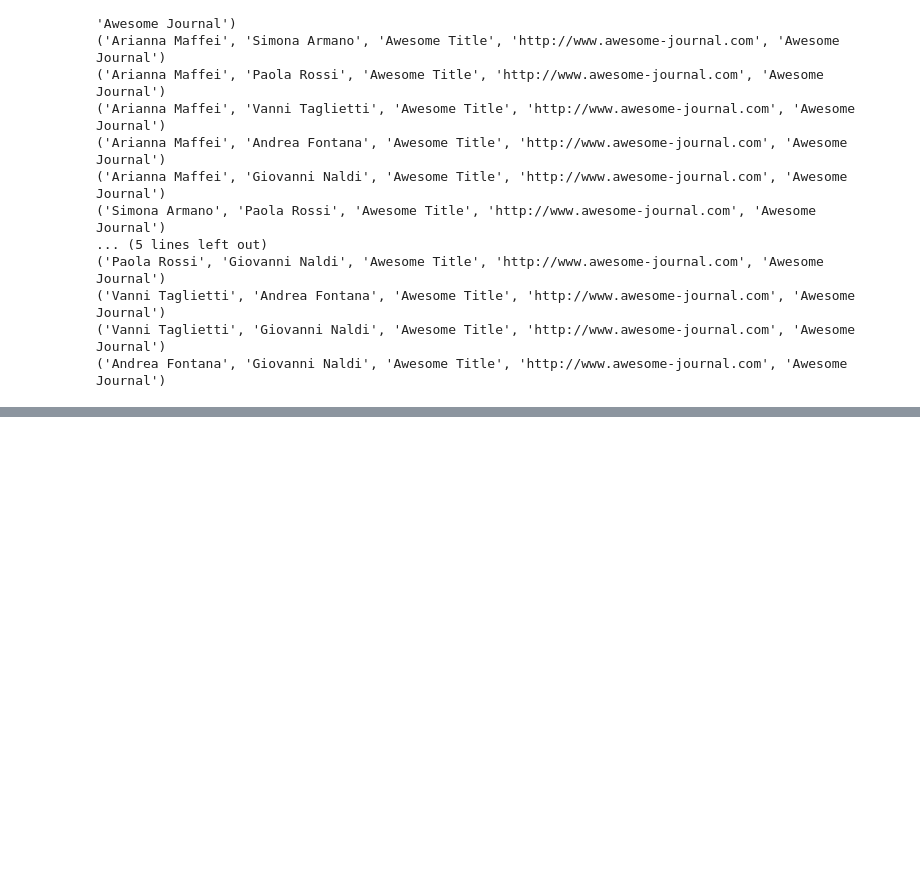
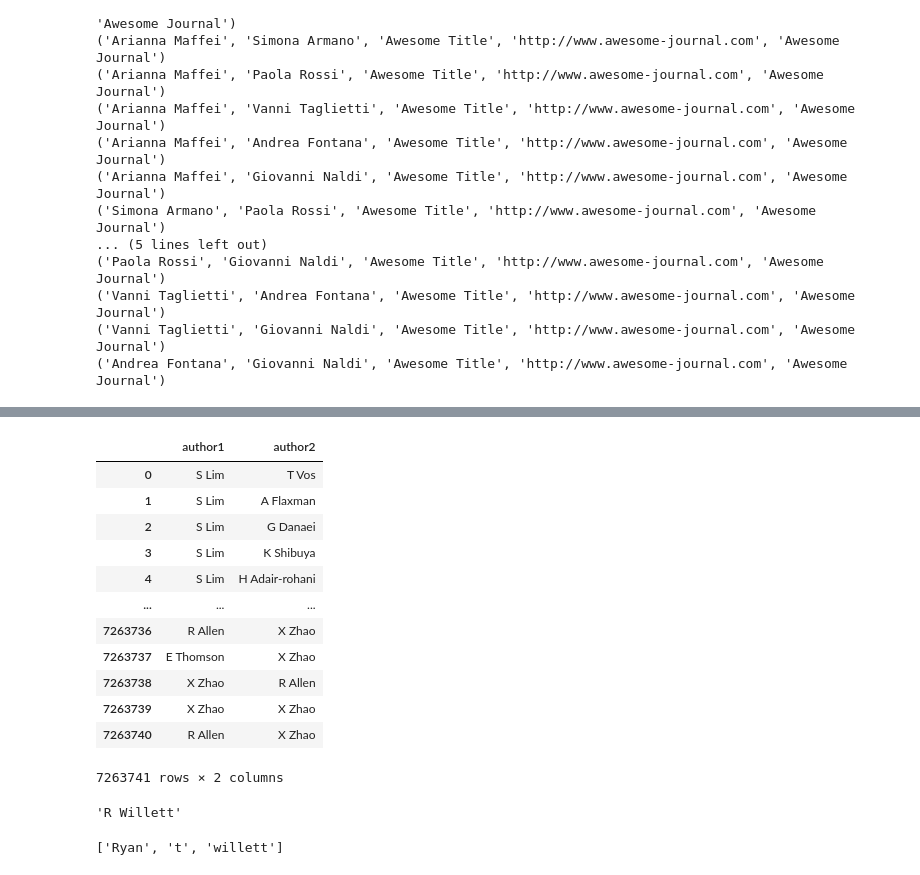
Before and after one commit to rtwillett/KOLMap, a Jupyter notebook: KOLMap.ipynb, the cells around one changed output, grey strips where cells are left out. Drawn from its saved outputs; the diff is of its cells as text; code cells hidden in the pictures; blank space fills up the shorter version.

Commit message:
Script for cleaning KOL node names in the edgelist and example script for the graph visualization

```diff
--- a/KOLMap.ipynb
+++ b/KOLMap.ipynb
@@ -415,0 +434,3 @@ for r in range(df_edge.shape[0]):
+# %%
+el = c.fetchall()
+el
@@ -415,0 +455,33 @@ for r in range(df_edge.shape[0]):
+# %%
+el_df = pd.DataFrame(el, columns=["author1", "author2"])
+# %%
+def cleanName(n):
+    s_list = [i.capitalize() for i in n.split(" ")]
+
+    f_init = s_list[0][:1]
+    l_name = s_list[-1]
+
+    new_name = f_init + " " + l_name
+
+
+#     name = ' '.join(s_list)
+    return new_name
+# %%
+el_df['author1'] = el_df.author1.apply(lambda x: cleanName(x))
+el_df['author2'] = el_df.author2.apply(lambda x: cleanName(x))
+# %%
+el_df
+# %% [output]
+|  | author1 | author2 |
+| 0 | S Lim | T Vos |
+| 1 | S Lim | A Flaxman |
+| 2 | S Lim | G Danaei |
+| 3 | S Lim | K Shibuya |
+| 4 | S Lim | H Adair-rohani |
+| ... | ... | ... |
+| 7263736 | R Allen | X Zhao |
+| 7263737 | E Thomson | X Zhao |
+| 7263738 | X Zhao | R Allen |
+| 7263739 | X Zhao | X Zhao |
+| 7263740 | R Allen | X Zhao |
+7263741 rows × 2 columns
@@ -415,0 +492,8 @@ for r in range(df_edge.shape[0]):
+# %%
+cleanName(s3)
+# %% [output]
+'R Willett'
+# %%
+s1.capitalize().split(' ')
+# %% [output]
+['Ryan', 't', 'willett']
```
Also changed, not shown: parts of 13 cells of this notebook, 2 other files.
